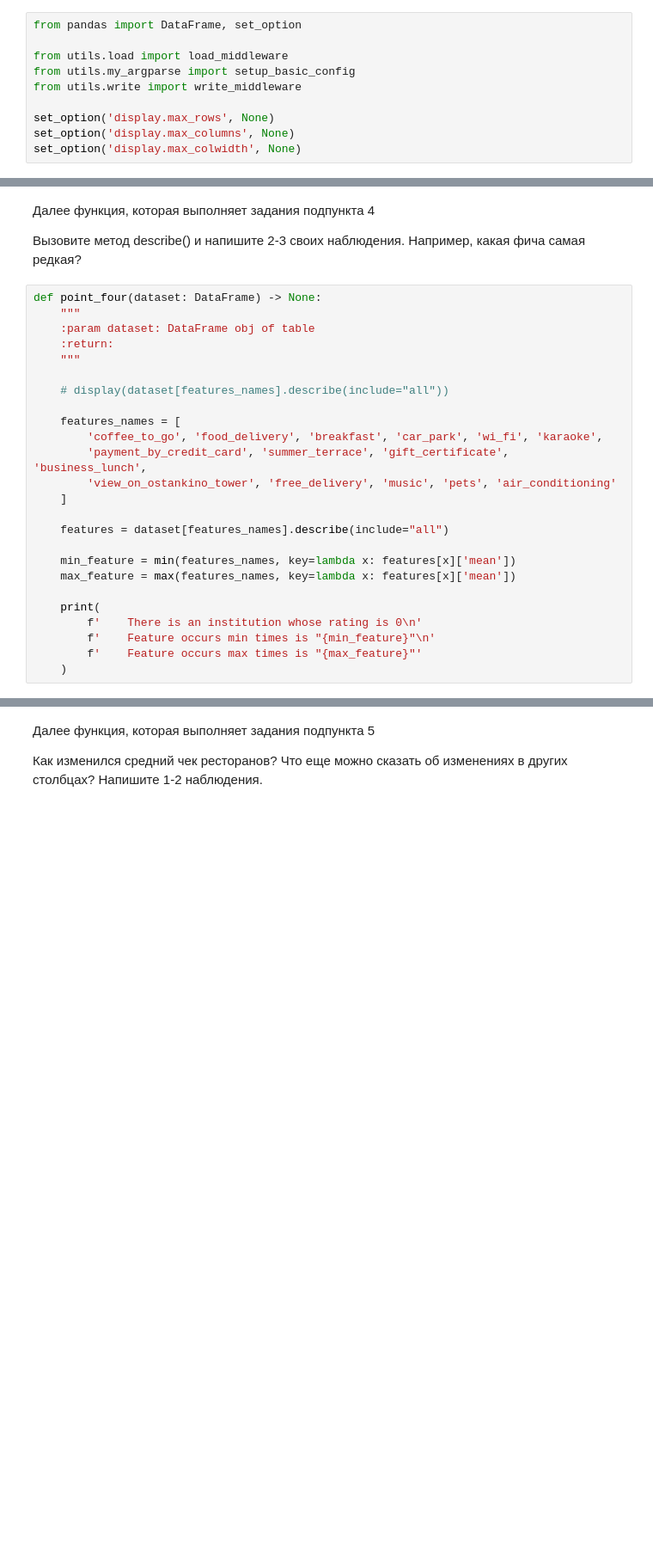
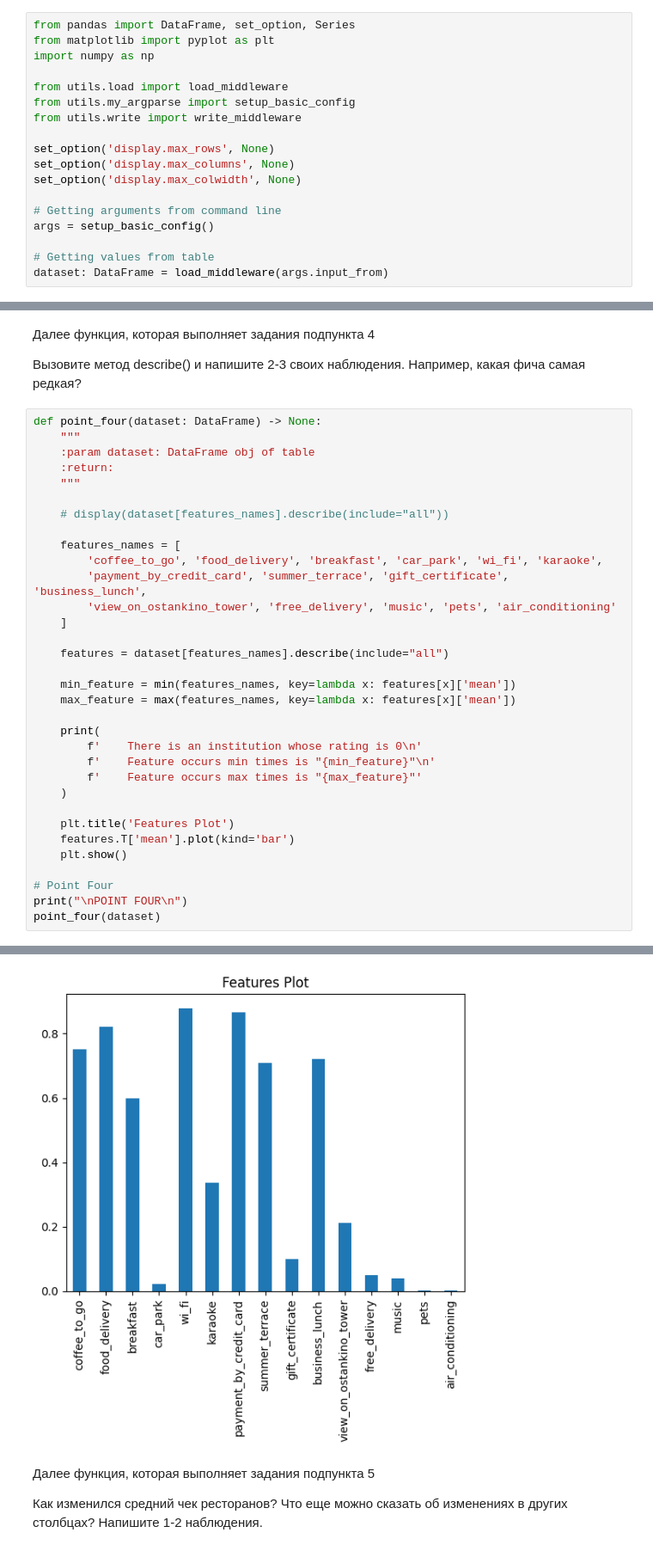
Before and after one commit to AlexandrVino/mlYandex, a Jupyter notebook: main.ipynb, the cells around one changed output, grey strips where cells are left out. Shown at 86% size. Cells and saved outputs as stored; diff of their text form; blank space fills up the shorter version.

```diff
--- a/main.ipynb
+++ b/main.ipynb
@@ -1,7 +1,9 @@
 # %% [markdown]
 Далее идут строки импортов и настройки pandas
 # %%
-from pandas import DataFrame, set_option
+from pandas import DataFrame, set_option, Series
+from matplotlib import pyplot as plt
+import numpy as np
 
 from utils.load import load_middleware
 from utils.my_argparse import setup_basic_config
@@ -10,3 +12,9 @@ from utils.write import write_middleware
 set_option('display.max_rows', None)
 set_option('display.max_columns', None)
 set_option('display.max_colwidth', None)
+
+# Getting arguments from command line
+args = setup_basic_config()
+
+# Getting values from table
+dataset: DataFrame = load_middleware(args.input_from)
@@ -110,3 +194,12 @@ def point_four(dataset: DataFrame) -> None:
         f'    Feature occurs min times is "{min_feature}"\n'
         f'    Feature occurs max times is "{max_feature}"'
     )
+
+    plt.title('Features Plot')
+    features.T['mean'].plot(kind='bar')
+    plt.show()
+
+# Point Four
+print("\nPOINT FOUR\n")
+point_four(dataset)
+# %% [output]
@@ -113,3 +211,4 @@ def point_four(dataset: DataFrame) -> None:
+[figure, added]
 # %% [markdown]
 Далее функция, которая выполняет задания подпункта 5
 
```
Also changed, not shown: parts of 7 cells of this notebook, 2 other files.
